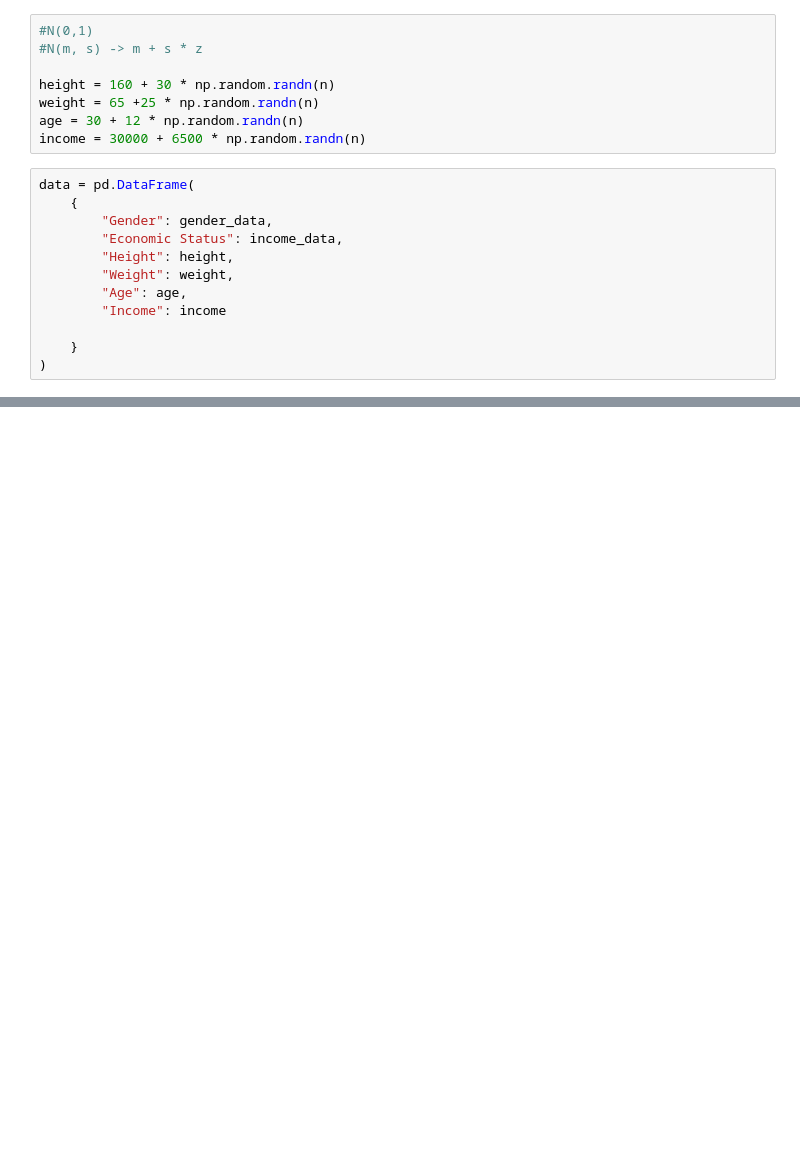
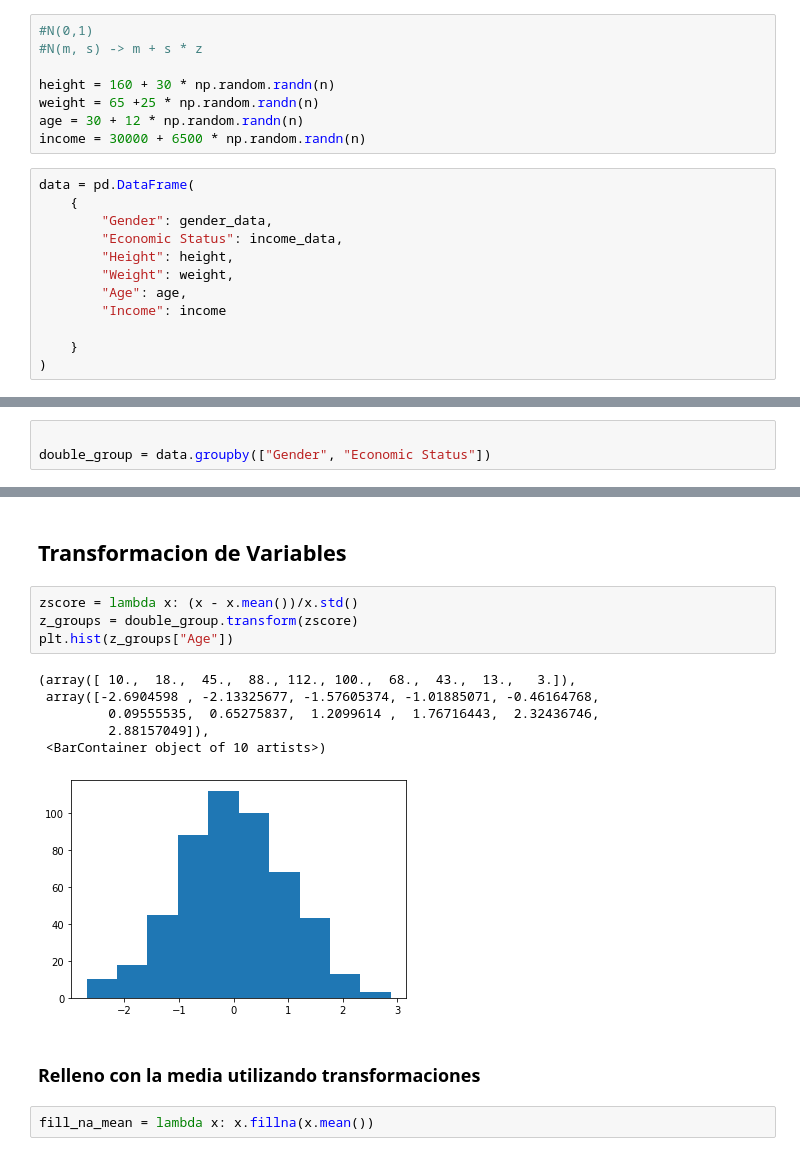
Before and after one commit to fgmolteni/Curso-Ciencia-de-Datos, a Jupyter notebook: seccion_2/S2_3_AgruparDatos.ipynb, the cells around one changed output, grey strips where cells are left out. Saved outputs shown, nothing was run; the diff lists cells and outputs as text; blank space fills up the shorter version.

```diff
--- a/seccion_2/S2_3_AgruparDatos.ipynb
+++ b/seccion_2/S2_3_AgruparDatos.ipynb
@@ -71,0 +118,3 @@ data.head()
+# %%
+
+double_group = data.groupby(["Gender", "Economic Status"])
@@ -71,0 +263,18 @@ data.head()
+# %% [markdown]
+
+## Transformacion de Variables
+# %%
+zscore = lambda x: (x - x.mean())/x.std()
+z_groups = double_group.transform(zscore)
+plt.hist(z_groups["Age"])
+# %% [output]
+(array([ 10.,  18.,  45.,  88., 112., 100.,  68.,  43.,  13.,   3.]),
+ array([-2.6904598 , -2.13325677, -1.57605374, -1.01885071, -0.46164768,
+         0.09555535,  0.65275837,  1.2099614 ,  1.76716443,  2.32436746,
+         2.88157049]),
+ <BarContainer object of 10 artists>)
+[figure, added]
+# %% [markdown]
+### Relleno con la media utilizando transformaciones
+# %%
+fill_na_mean = lambda x: x.fillna(x.mean())
```
Also changed, not shown: parts of 60 cells of this notebook.
